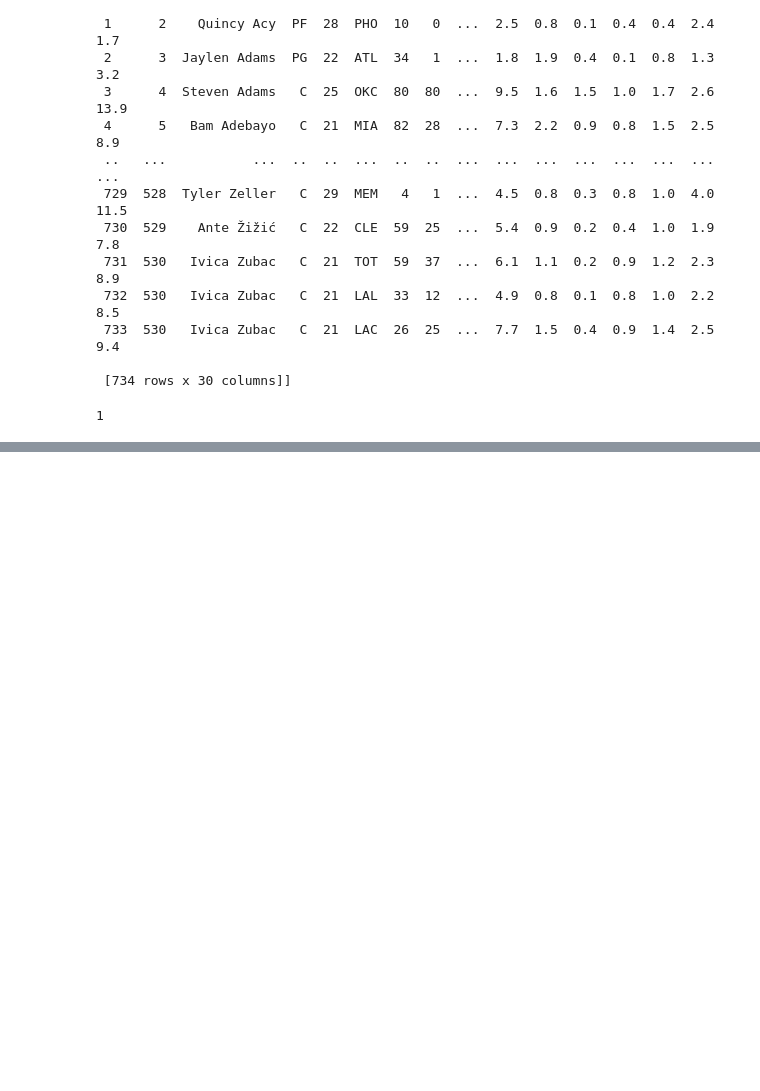
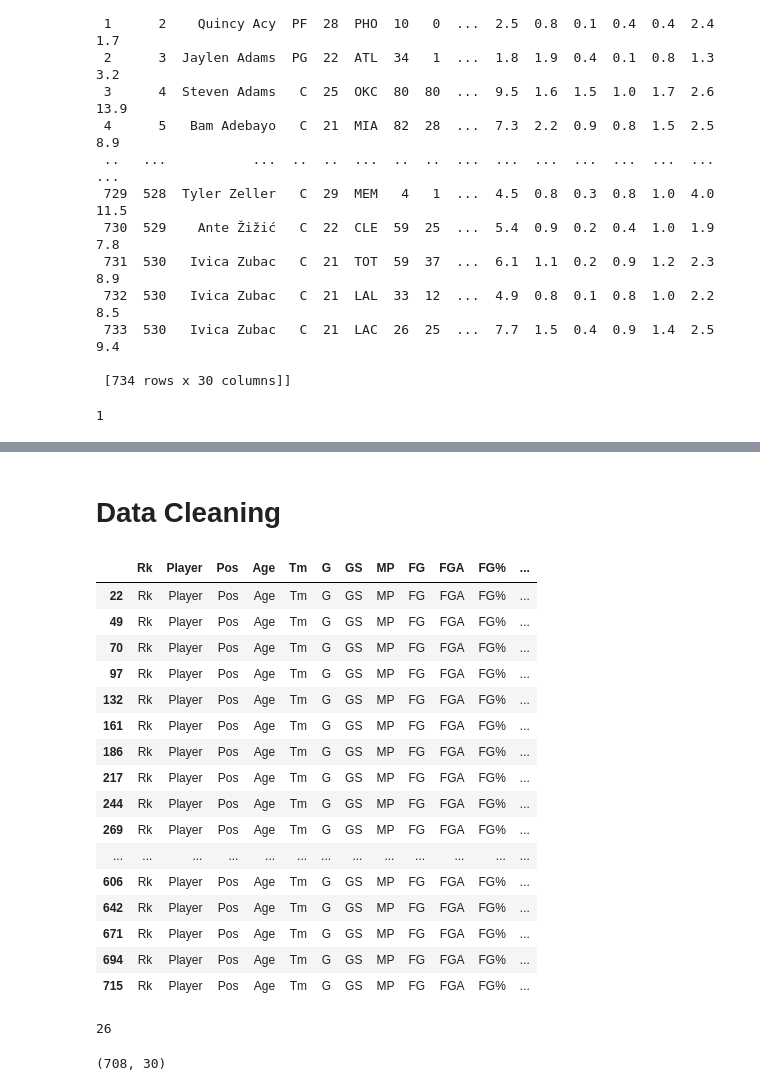
Before and after one commit to michelleruas/Data_Visualisation, a Jupyter notebook: Web_Scraping.ipynb, the cells around one changed output, grey strips where cells are left out. Drawn from its saved outputs; the diff is of its cells as text; code cells hidden in the pictures; blank space fills up the shorter version.

```diff
--- a/Web_Scraping.ipynb
+++ b/Web_Scraping.ipynb
@@ -30,0 +47,28 @@ len(df)
+# %%
+df2019 = df[0]
+# %% [markdown]
+# Data Cleaning
+# %%
+df2019[df2019.Age == "Age"]
+# %% [output]
+|  | Rk | Player | Pos | Age | Tm | G | GS | MP | FG | FGA | FG% | ... |
+| 22 | Rk | Player | Pos | Age | Tm | G | GS | MP | FG | FGA | FG% | ... |
+| 49 | Rk | Player | Pos | Age | Tm | G | GS | MP | FG | FGA | FG% | ... |
+| 70 | Rk | Player | Pos | Age | Tm | G | GS | MP | FG | FGA | FG% | ... |
+| 97 | Rk | Player | Pos | Age | Tm | G | GS | MP | FG | FGA | FG% | ... |
+| 132 | Rk | Player | Pos | Age | Tm | G | GS | MP | FG | FGA | FG% | ... |
+| 161 | Rk | Player | Pos | Age | Tm | G | GS | MP | FG | FGA | FG% | ... |
+| 186 | Rk | Player | Pos | Age | Tm | G | GS | MP | FG | FGA | FG% | ... |
+| 217 | Rk | Player | Pos | Age | Tm | G | GS | MP | FG | FGA | FG% | ... |
+| 244 | Rk | Player | Pos | Age | Tm | G | GS | MP | FG | FGA | FG% | ... |
+| 269 | Rk | Player | Pos | Age | Tm | G | GS | MP | FG | FGA | FG% | ... |
+| ... | ... | ... | ... | ... | ... | ... | ... | ... | ... | ... | ... | ... |
+| 606 | Rk | Player | Pos | Age | Tm | G | GS | MP | FG | FGA | FG% | ... |
+| 642 | Rk | Player | Pos | Age | Tm | G | GS | MP | FG | FGA | FG% | ... |
+| 671 | Rk | Player | Pos | Age | Tm | G | GS | MP | FG | FGA | FG% | ... |
+| 694 | Rk | Player | Pos | Age | Tm | G | GS | MP | FG | FGA | FG% | ... |
+| 715 | Rk | Player | Pos | Age | Tm | G | GS | MP | FG | FGA | FG% | ... |
+# %%
+len(df2019[df2019.Age == "Age"])
+# %% [output]
+26
@@ -30,0 +77,4 @@ len(df)
+# %%
+df.shape
+# %% [output]
+(708, 30)
```
Also changed, not shown: parts of 2 cells of this notebook.
